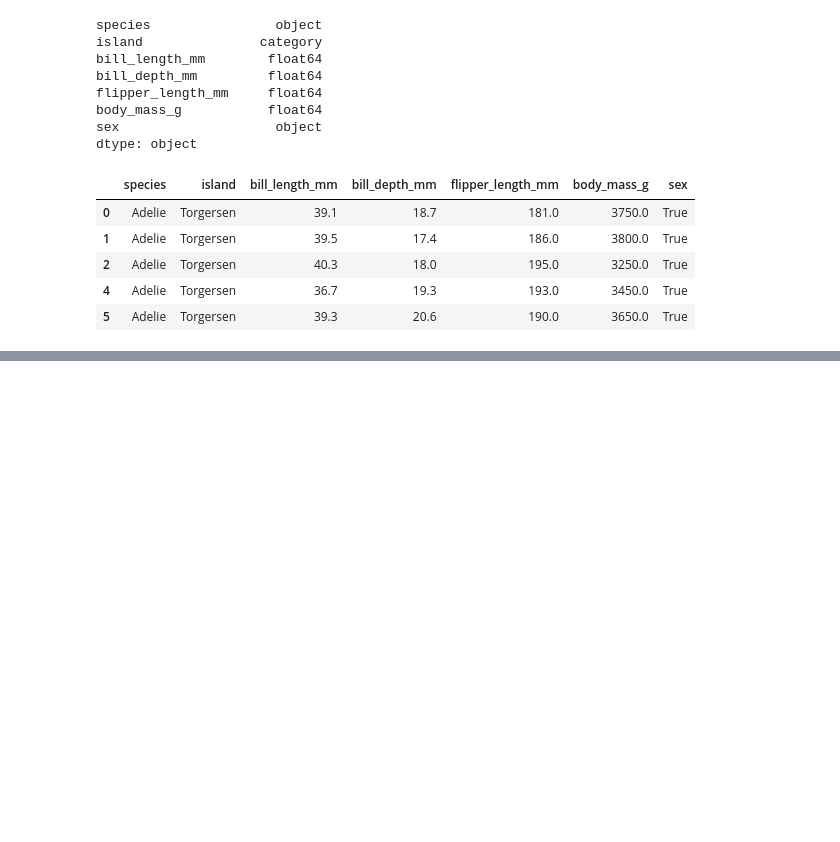
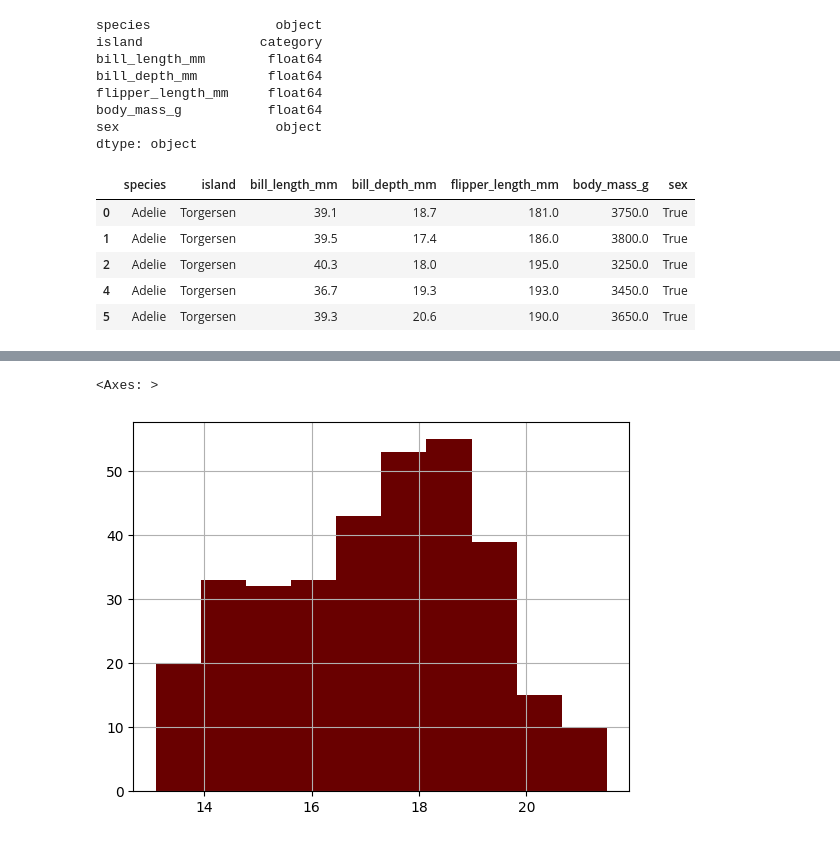
Before and after one commit to Amjadali168/2023-SEP--PY-DS, a Jupyter notebook: data analysis/pandas.ipynb, the cells around one changed output, grey strips where cells are left out. Cells and saved outputs as stored; diff of their text form; code cells hidden in the pictures; blank space fills up the shorter version.

```diff
--- a/data analysis/pandas.ipynb
+++ b/data analysis/pandas.ipynb
@@ -614,0 +633,5 @@ penguins.head()
+# %%
+penguins['bill_depth_mm'].hist()
+# %% [output]
+<Axes: >
+[figure, added]
```
Also changed, not shown: parts of 50 cells of this notebook.
